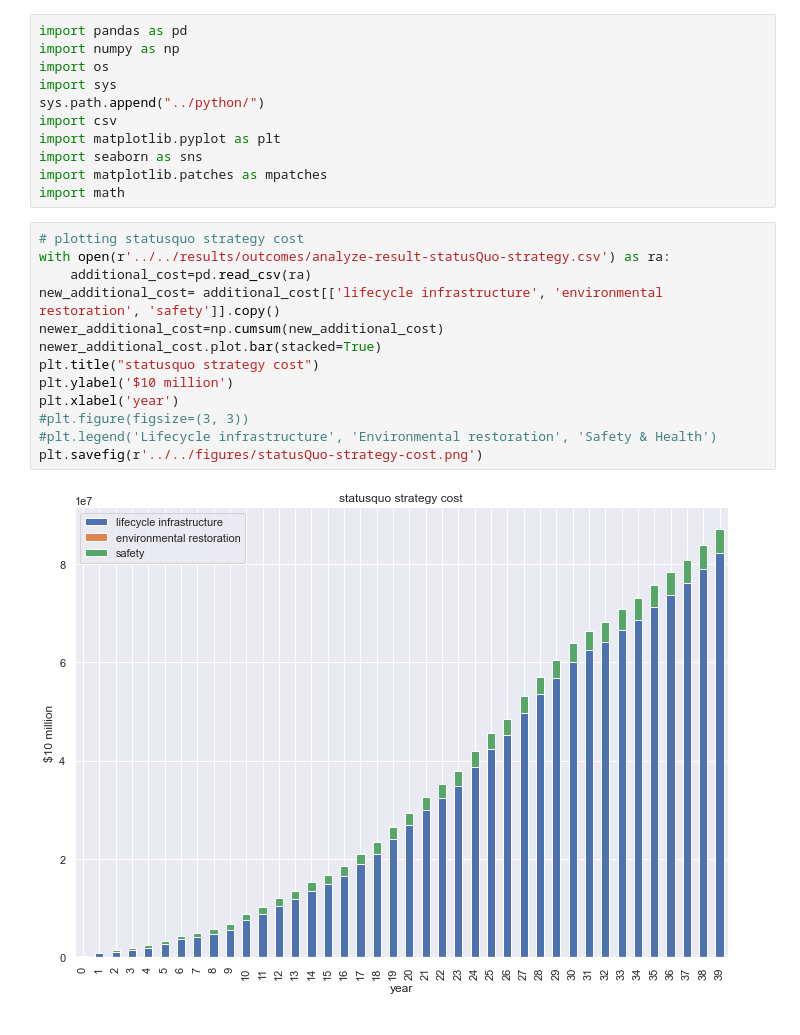
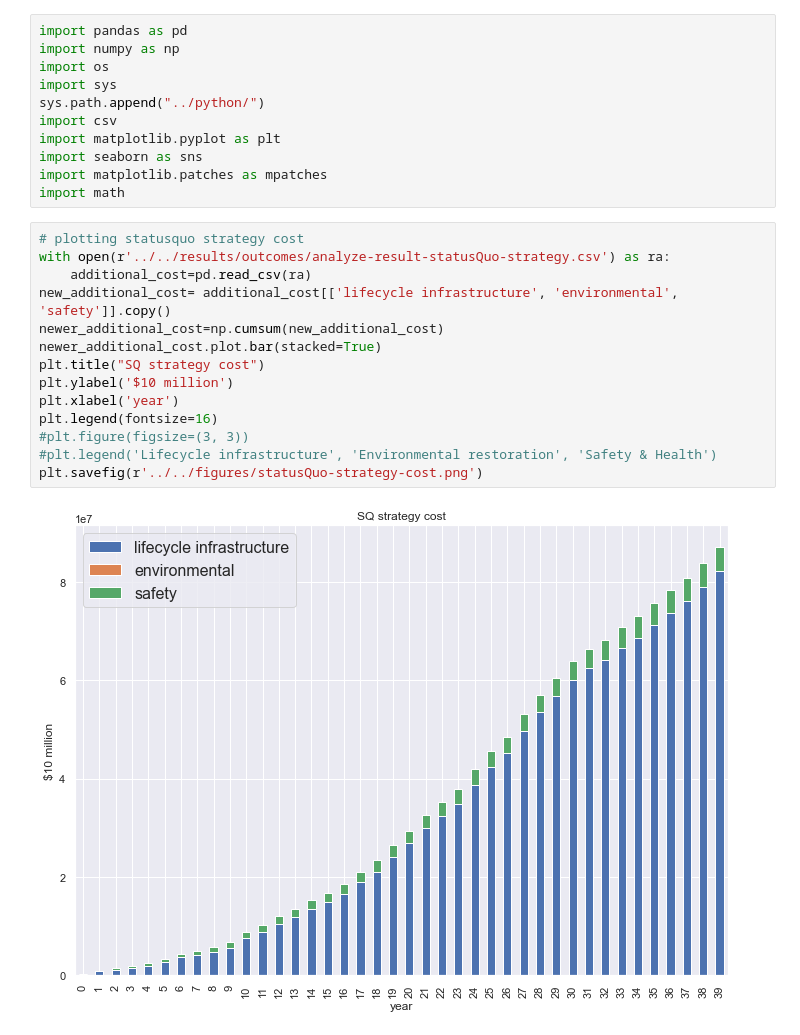
Before and after one commit to narslab/project-groundwork, a Jupyter notebook: bin/jupyter/cumulative_graphs.ipynb, the cells around one changed output. Drawn from its saved outputs; the diff is of its cells as text.

```diff
--- a/bin/jupyter/cumulative_graphs.ipynb
+++ b/bin/jupyter/cumulative_graphs.ipynb
@@ -12,18 +12,19 @@ import math
 # %%
 # plotting statusquo strategy cost
 with open(r'../../results/outcomes/analyze-result-statusQuo-strategy.csv') as ra:
     additional_cost=pd.read_csv(ra)
-new_additional_cost= additional_cost[['lifecycle infrastructure', 'environmental restoration', 'safety']].copy()
+new_additional_cost= additional_cost[['lifecycle infrastructure', 'environmental', 'safety']].copy()
 newer_additional_cost=np.cumsum(new_additional_cost)
 newer_additional_cost.plot.bar(stacked=True)
-plt.title("statusquo strategy cost")
+plt.title("SQ strategy cost")
 plt.ylabel('$10 million')
 plt.xlabel('year')
+plt.legend(fontsize=16)
 #plt.figure(figsize=(3, 3))
 #plt.legend('Lifecycle infrastructure', 'Environmental restoration', 'Safety & Health')
 plt.savefig(r'../../figures/statusQuo-strategy-cost.png')
 # %% [output]
-[figure, old version]
+[figure, new version]
 # %%
 # plotting undergrounding after lifespan strategy cost
 with open(r'../../results/outcomes/analyze-result-undergrounding-strategy.csv') as ra:
```
Also changed, not shown: parts of 5 cells of this notebook, 14 other files.
